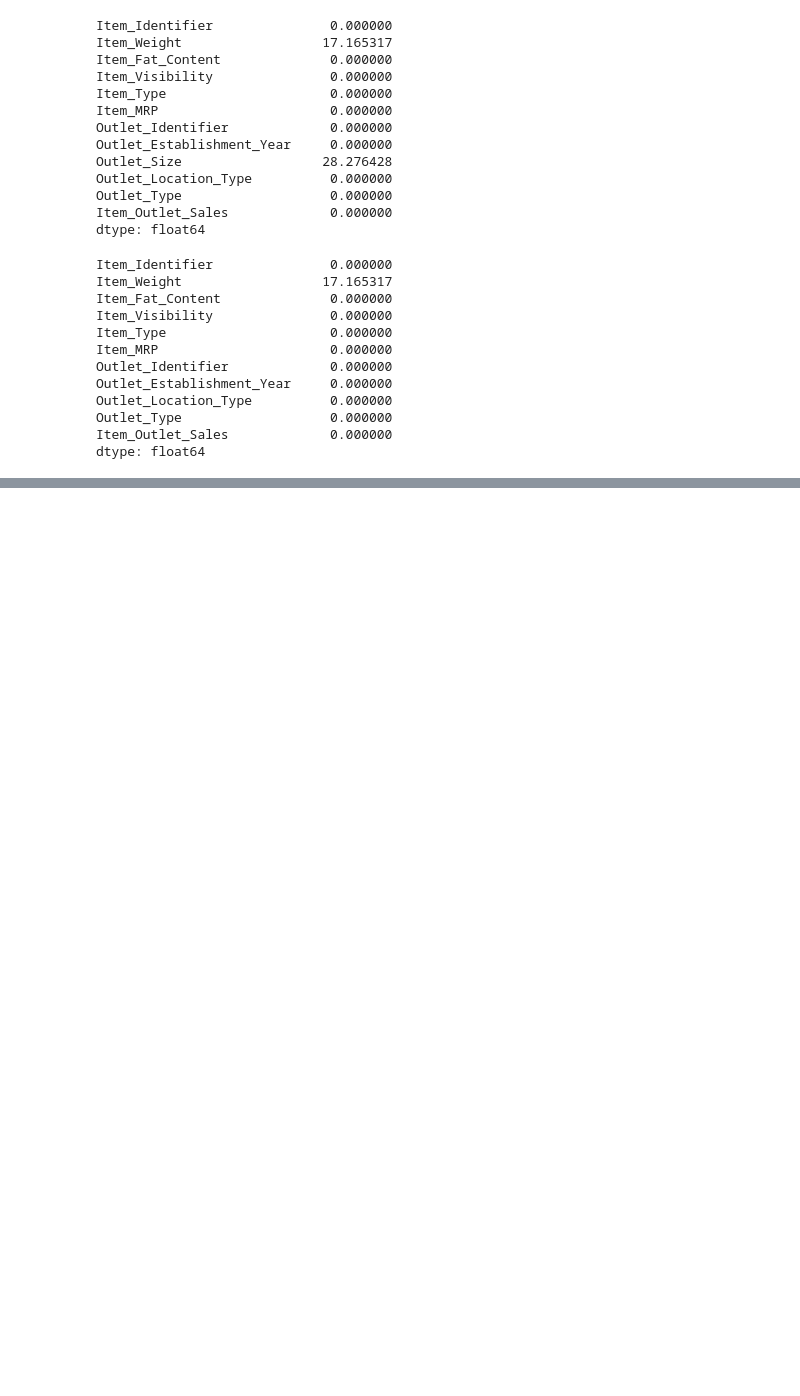
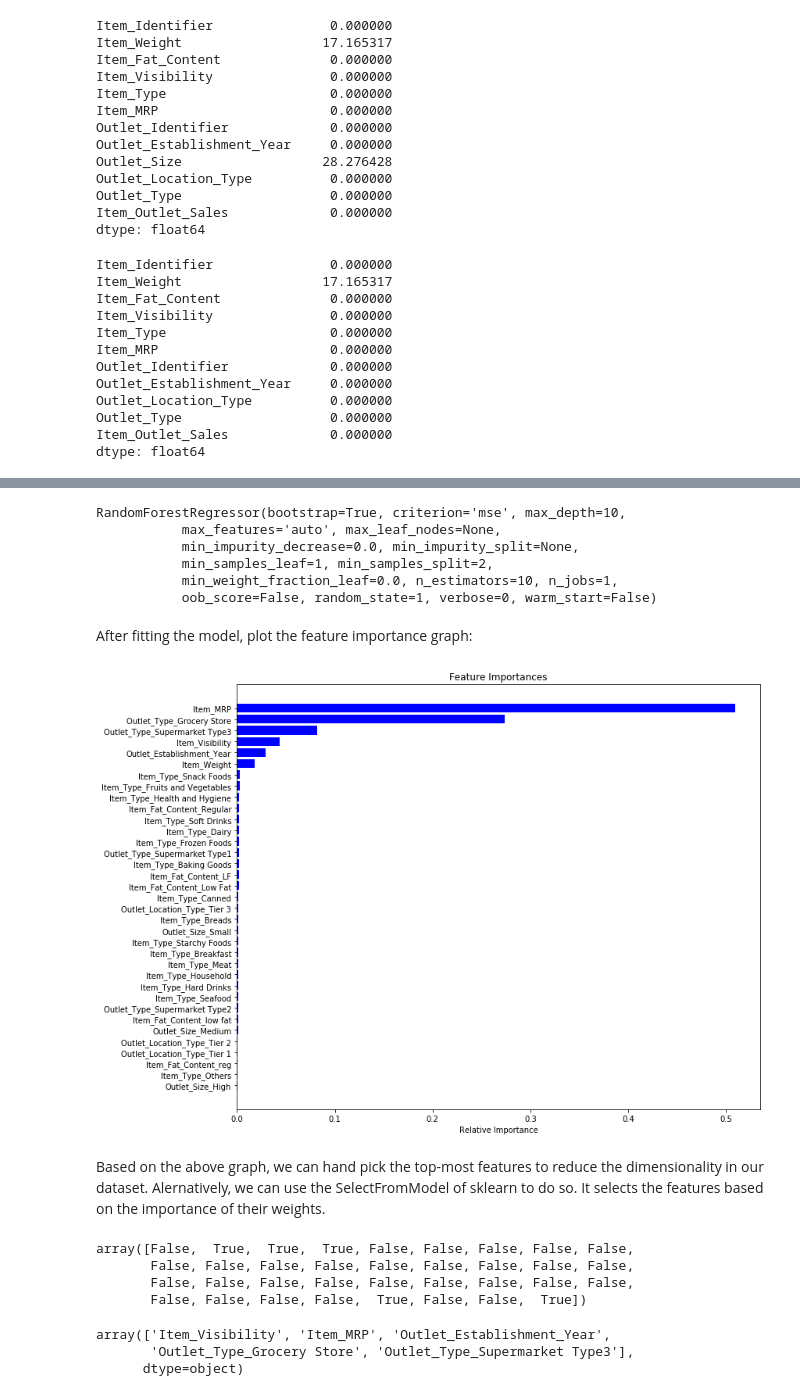
Before and after one commit to rsouza/FGV_Intro_DS, a Jupyter notebook: notebooks/EDA_Dimensionality_Reduction.ipynb, the cells around one changed output, grey strips where cells are left out. Cells and saved outputs as stored; diff of their text form; code cells hidden in the pictures; blank space fills up the shorter version.

```diff
--- a/notebooks/EDA_Dimensionality_Reduction.ipynb
+++ b/notebooks/EDA_Dimensionality_Reduction.ipynb
@@ -153,0 +296,29 @@ dtype: float64
+# %%
+from sklearn.ensemble import RandomForestRegressor
+df_train_X.drop(['Item_Identifier', 'Outlet_Identifier'], axis=1, inplace=True)
+model = RandomForestRegressor(random_state=1, max_depth=10)
+df_train_X=pd.get_dummies(df_train_X)
+model.fit(df_train_X,df_train.Item_Outlet_Sales)
+# %% [output]
+RandomForestRegressor(bootstrap=True, criterion='mse', max_depth=10,
+           max_features='auto', max_leaf_nodes=None,
+           min_impurity_decrease=0.0, min_impurity_split=None,
+           min_samples_leaf=1, min_samples_split=2,
+           min_weight_fraction_leaf=0.0, n_estimators=10, n_jobs=1,
+           oob_score=False, random_state=1, verbose=0, warm_start=False)
+# %% [markdown]
+After fitting the model, plot the feature importance graph:
+# %%
+features = df_train_X.columns
+importances = model.feature_importances_
+indices = np.argsort(importances) #[0:9])  # top 10 features
+plt.figure(figsize=(12,10))
+plt.title('Feature Importances')
+plt.barh(range(len(indices)), importances[indices], color='b', align='center')
+plt.yticks(range(len(indices)), [features[i] for i in indices])
+plt.xlabel('Relative Importance')
+plt.show()
+# %% [output]
+[figure, added]
+# %% [markdown]
+Based on the above graph, we can hand pick the top-most features to reduce the dimensionality in our dataset. Alernatively, we can use the SelectFromModel of sklearn to do so. It selects the features based on the importance of their weights.
@@ -153,0 +329,14 @@ dtype: float64
+# %%
+feature.get_support()
+# %% [output]
+array([False,  True,  True,  True, False, False, False, False, False,
+       False, False, False, False, False, False, False, False, False,
+       False, False, False, False, False, False, False, False, False,
+       False, False, False, False,  True, False, False,  True])
+# %%
+selected_columns = np.array(df_train_X.columns)[feature.get_support()]
+selected_columns
+# %% [output]
+array(['Item_Visibility', 'Item_MRP', 'Outlet_Establishment_Year',
+       'Outlet_Type_Grocery Store', 'Outlet_Type_Supermarket Type3'],
+      dtype=object)
```
Also changed, not shown: parts of 24 cells of this notebook, 1 other file.
